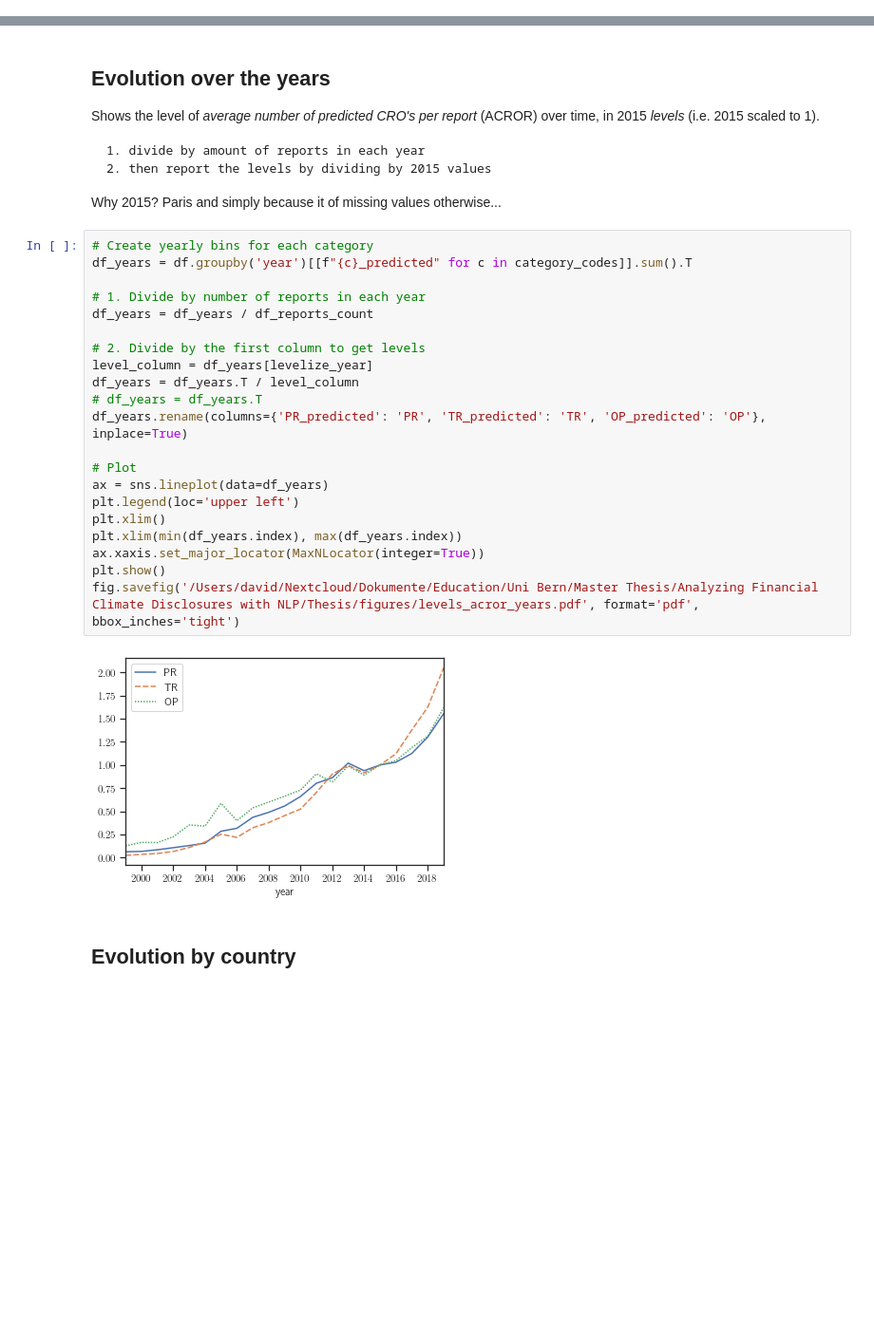
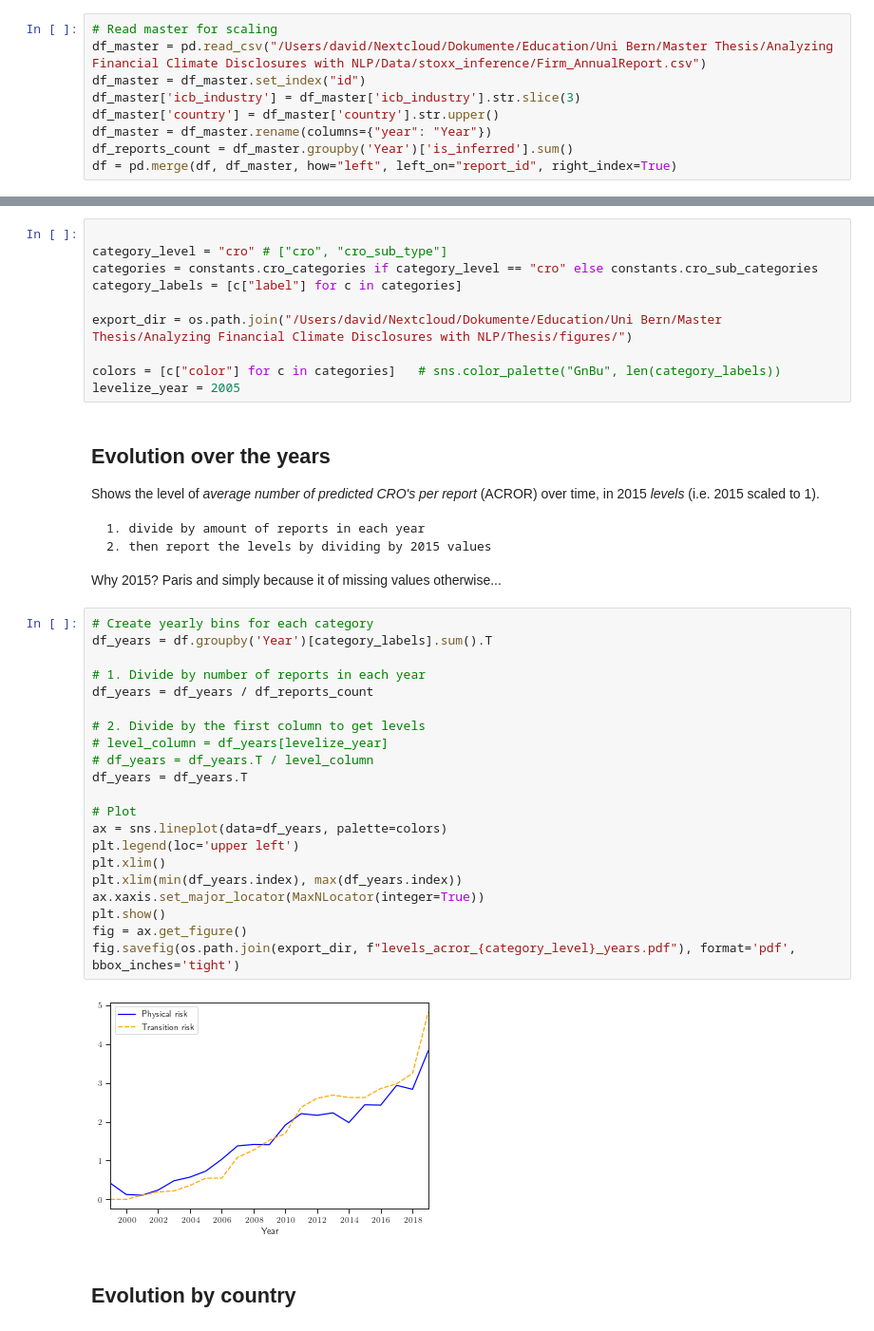
Before and after one commit to dafrie/fin-disclosures-nlp, a Jupyter notebook: notebooks/charts/CROEvolution.ipynb, the cells around one changed output, grey strips where cells are left out. Shown at 95% size. Cells and saved outputs as stored; diff of their text form; blank space fills up the shorter version.

```diff
--- a/notebooks/charts/CROEvolution.ipynb
+++ b/notebooks/charts/CROEvolution.ipynb
@@ -32,2 +41,11 @@ df_reports_count = df_master.groupby('year')['is_inferred'].sum()
+# %%
+# Read master for scaling
+df_master = pd.read_csv("/Users/david/Nextcloud/Dokumente/Education/Uni Bern/Master Thesis/Analyzing Financial Climate Disclosures with NLP/Data/stoxx_inference/Firm_AnnualReport.csv")
+df_master = df_master.set_index("id")
+df_master['icb_industry'] = df_master['icb_industry'].str.slice(3)
+df_master['country'] = df_master['country'].str.upper()
+df_master = df_master.rename(columns={"year": "Year"})
+df_reports_count = df_master.groupby('Year')['is_inferred'].sum()
+df = pd.merge(df, df_master, how="left", left_on="report_id", right_index=True)
 # %% [markdown]
 ## Config
@@ -39,3 +52,13 @@ levelize_year = 2015
+# %%
+
+category_level = "cro" # ["cro", "cro_sub_type"]
+categories = constants.cro_categories if category_level == "cro" else constants.cro_sub_categories
+category_labels = [c["label"] for c in categories]
+
+export_dir = os.path.join("/Users/david/Nextcloud/Dokumente/Education/Uni Bern/Master Thesis/Analyzing Financial Climate Disclosures with NLP/Thesis/figures/")
+
+colors = [c["color"] for c in categories]   # sns.color_palette("GnBu", len(category_labels))
+levelize_year = 2005
 # %% [markdown]
 ## Evolution over the years
 
@@ -47,27 +70,27 @@ Shows the level of *average number of predicted CRO's per report* (ACROR) over t
 Why 2015? Paris and simply because it of missing values otherwise...
 # %%
 # Create yearly bins for each category
-df_years = df.groupby('year')[[f"{c}_predicted" for c in category_codes]].sum().T
+df_years = df.groupby('Year')[category_labels].sum().T
 
 # 1. Divide by number of reports in each year
 df_years = df_years / df_reports_count
 
 # 2. Divide by the first column to get levels
-level_column = df_years[levelize_year]
-df_years = df_years.T / level_column
-# df_years = df_years.T
-df_years.rename(columns={'PR_predicted': 'PR', 'TR_predicted': 'TR', 'OP_predicted': 'OP'}, inplace=True)
+# level_column = df_years[levelize_year]
+# df_years = df_years.T / level_column
+df_years = df_years.T
 
 # Plot
-ax = sns.lineplot(data=df_years)
+ax = sns.lineplot(data=df_years, palette=colors)
 plt.legend(loc='upper left')
 plt.xlim()
 plt.xlim(min(df_years.index), max(df_years.index))
 ax.xaxis.set_major_locator(MaxNLocator(integer=True))
 plt.show()
-fig.savefig('/Users/david/Nextcloud/Dokumente/Education/Uni Bern/Master Thesis/Analyzing Financial Climate Disclosures with NLP/Thesis/figures/levels_acror_years.pdf', format='pdf', bbox_inches='tight')
+fig = ax.get_figure()
+fig.savefig(os.path.join(export_dir, f"levels_acror_{category_level}_years.pdf"), format='pdf', bbox_inches='tight')
 # %% [output]
-[figure, old version]
+[figure, new version]
 # %% [markdown]
 ## Evolution by country
 # %%
```
Also changed, not shown: parts of 9 cells of this notebook, 9 other files.
